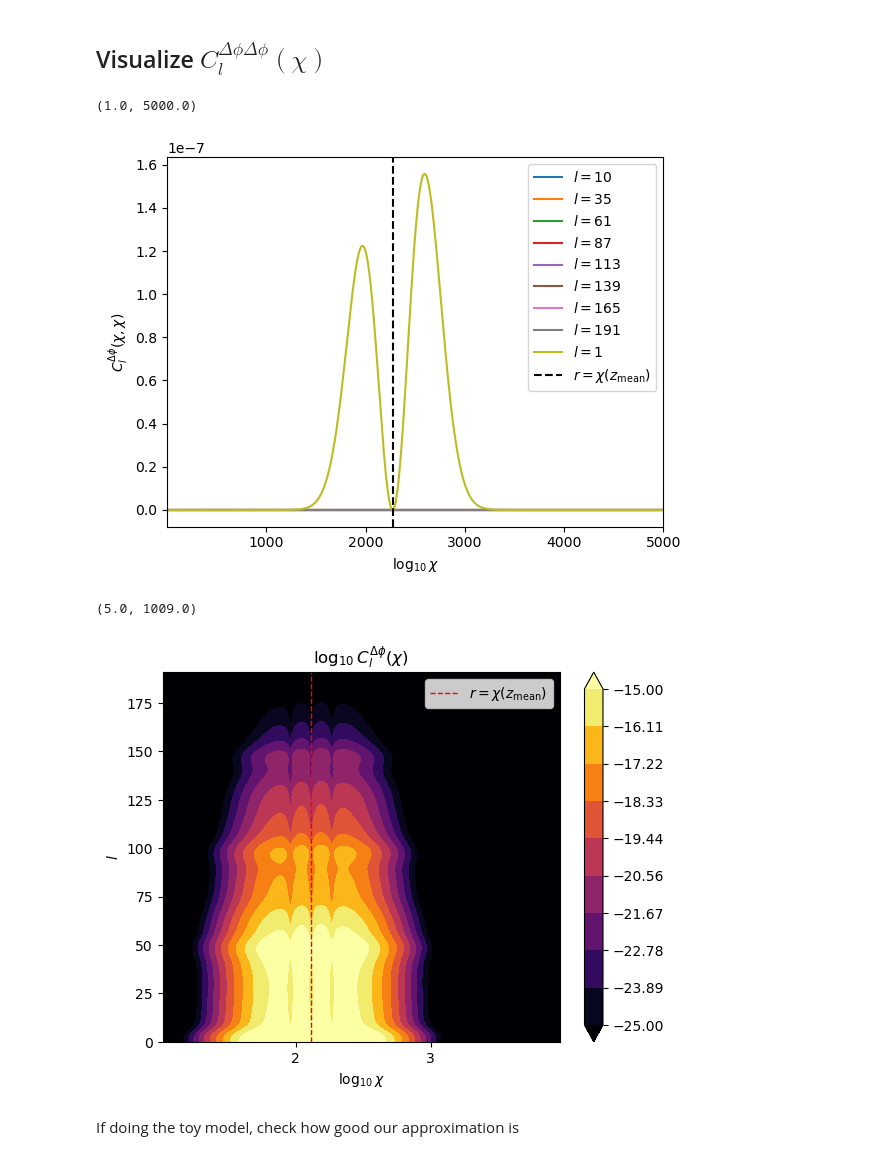
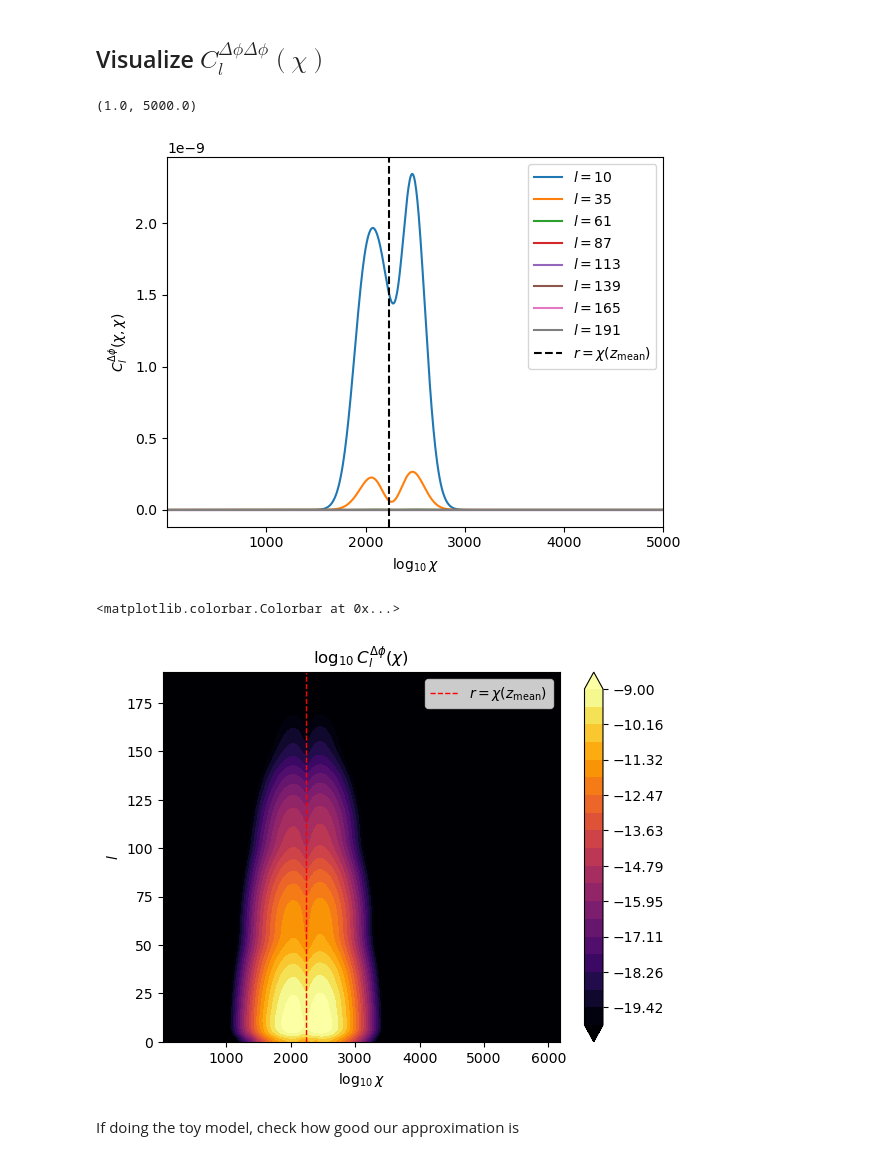
Before and after one commit to abaleato/CARDiAC, a Jupyter notebook: compute_gal_clustering_biases.ipynb, the cells around one changed output. Saved outputs shown, nothing was run; the diff lists cells and outputs as text; code cells hidden in the pictures.

```diff
--- a/compute_gal_clustering_biases.ipynb
+++ b/compute_gal_clustering_biases.ipynb
@@ -19,15 +19,16 @@ from scipy.integrate import quadrature
 # %% [markdown]
 # Calculate $C_l^{\Delta \phi}(r_1, r_2)$
 # %%
-sigma = 0.1 # Standard deviation of the fiducial dndz
-z_mean = 0.6 # Central redshift of the fiducial dndz
+sigma = 0.06 # Standard deviation of the fiducial dndz
+z_mean = 0.59 # Central redshift of the fiducial dndz
 
 # Set the range for the integrals over r. If this changes, the normalization of phi(r) will need to be changed too
 z_min_int = 0.005
 z_max_int = z_mean+2
 
 # Now characterize the perturbations to the dndz
-sigma_zshift = z_mean/5. # Standard deviation of the shifts in the central redshift of the distribution
+error_on_meanz = 0.017*(1+z_mean) # Error on RedMaGiC mean z, from arXiv:1708.01536
+sigma_zshift = error_on_meanz # Standard deviation of the shifts in the central redshift of the distribution
 sigma_zwidth = 0 #sigma/10. # Standard deviation of the variations in the width of the distribution
 modulation_of_mean_of_draws = 0 # Consider also modulating the mean of these shifts across the sky
 # %%
@@ -47,14 +48,14 @@ npix = hp.nside2npix(nside)
 
 # Initialize samples in r (r is comoviing distance throughout)
 n_samples_of_chi = 2**10 # Choose a power of 2
-chi_array = np.linspace(chi_min_int,chi_max_int,n_samples_of_chi)
+chi_array = np.linspace(chi_min_int,chi_max_int+100,n_samples_of_chi)
 
 # Get the redshift corresponding to these values of chi in the Planck18 cosmology
 z_array = np.zeros((npix, n_samples_of_chi))
 for i, chi in enumerate(chi_array):
     z_array[:, i] = z_at_value(Planck18.comoving_distance, chi* u.Mpc)
 # %%
-toy_model = True # If True, seed perturbations only for one Y_{lm}. If False, draw from indep. Gaussians in each pixel
+toy_model = False # If True, seed perturbations only for one Y_{lm}. If False, draw from indep. Gaussians in each pixel
 
 if toy_model:
     # Excite only the l=1, m=1 mode
@@ -94,7 +93,7 @@ phi_perturbed_array = (Planck18.H(z_array[0,:]) / c).value * dndz_perturbed
 phi_fid_array = (Planck18.H(z_array[0,:]) / c).value * dndz_fid
 
 # Normalize the selection function so that \int_{0}^{inf} dr phi(r) = 1
-phi_norm, error = quadrature(interp1d(chi_array, phi_fid_array), chi_min_int, chi_max_int, tol=1e-20, maxiter=500)
+phi_norm, error = quadrature(interp1d(chi_array, phi_fid_array), chi_min_int, chi_max_int, tol=1e-20, miniter=3000)
 phi_perturbed_array *= phi_norm**(-1)
 phi_fid_array *= phi_norm**(-1)
 dndz_fid_normed = dndz_fid / phi_norm
@@ -226,37 +225,43 @@ plt.legend()
 plt.xlim([1,5000])
 # %% [output]
 (1.0, 5000.0)
-[figure, old version]
+[figure, new version]
 # %%
+def find_closest_indices(chi_array, ref_array):
+    overlapping = np.logical_and(ref_array > np.min(chi_array), ref_array < np.max(chi_array))
+    out = np.zeros(np.sum(overlapping))
+    for i, a in enumerate(ref_array[overlapping]):
+        out[i] = np.abs(chi_array-a).argmin()
+    return out.astype(int)
+
 X, Y = np.meshgrid(np.arange(len(chi_array)), np.arange(lmax+1))
 Z = np.log10(np.diagonal(Cl_deltap_of_chi1_chi2, axis1=1, axis2=2))
+# Set the log of 0 to a tiny negative number
+Z[np.diagonal(Cl_deltap_of_chi1_chi2, axis1=1, axis2=2)==0] = -1e100
 
-contours = np.linspace(-25,-15,10)
+contours = np.linspace(-20,-9,20)
 
 # Smooth array with a Gaussian filter for plotting purposes
 Z_smoothed = gaussian_filter(Z, sigma=3)
 plt.contourf(X, Y, Z_smoothed, levels=contours, cmap='inferno', extend='both')
-
 
 ax = plt.gca()
 ax.axvline(np.where(chi_array>chi_mean_fid)[0][0], color='r', ls='--', lw=1, label=r'$r=\chi(z_{\mathrm{mean}})$')
 ax.set_ylim([0,lmax])
 
 plt.xlabel(r'$\mathrm{log}_{10}\,\chi$')
 plt.ylabel(r'$l$')
 
-label_locs = np.arange(int(round(np.log10(np.min(chi_array)),0)), int(round(np.log10(np.max(chi_array)),0))+1, 1)
-ax.set_xticks(np.linspace(0, len(chi_array), len(label_locs)))
+label_locs = np.arange(1000,7000,1000, dtype=int)
+ax.set_xticks(find_closest_indices(chi_array, label_locs))
 ax.set_xticklabels(label_locs.astype('str'))
 plt.legend()
 
 plt.title(r'$\mathrm{log}_{10} \, C_l^{\Delta \phi}(\chi)$')
 plt.colorbar(location='right')
-
-plt.xlim([np.where(chi_array>50)[0][0], np.where(chi_array>6000)[0][0]])
 # %% [output]
-(5.0, 1009.0)
+<matplotlib.colorbar.Colorbar at 0x...>
-[figure, old version]
+[figure, new version]
 # %% [markdown]
 If doing the toy model, check how good our approximation is
 # %%
```
Also changed, not shown: parts of 18 cells of this notebook.
